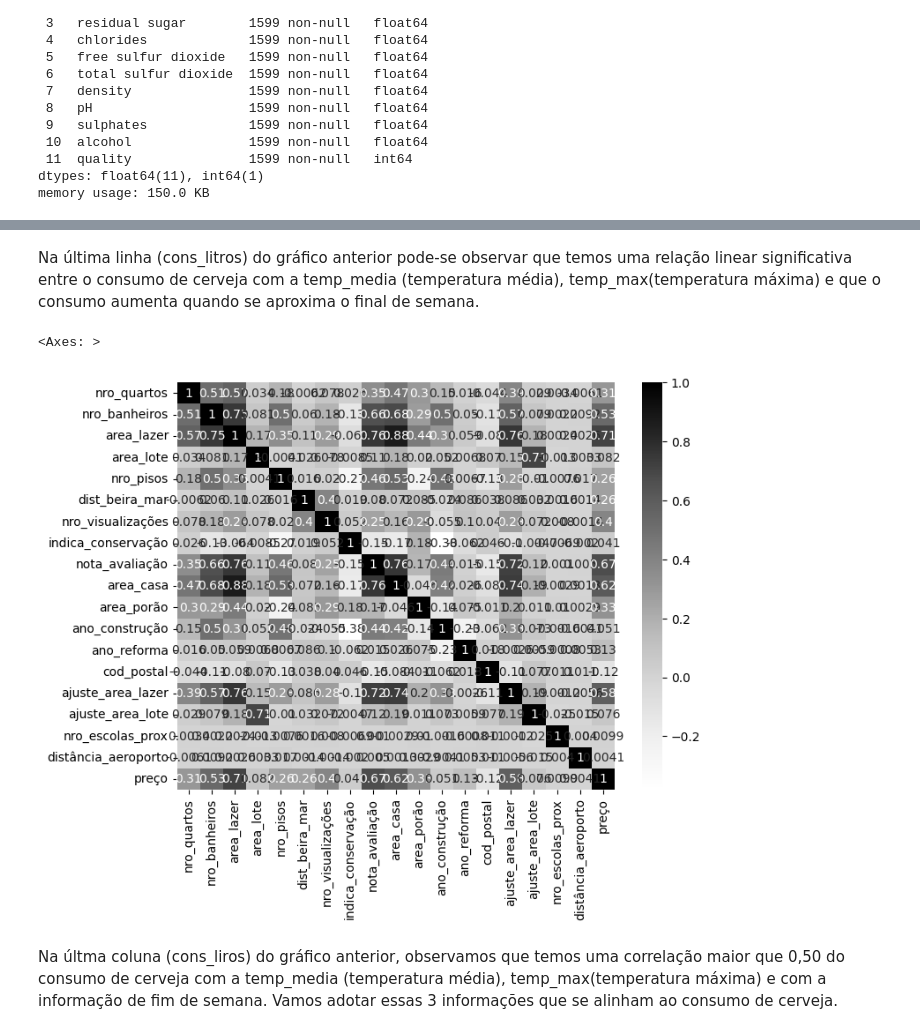
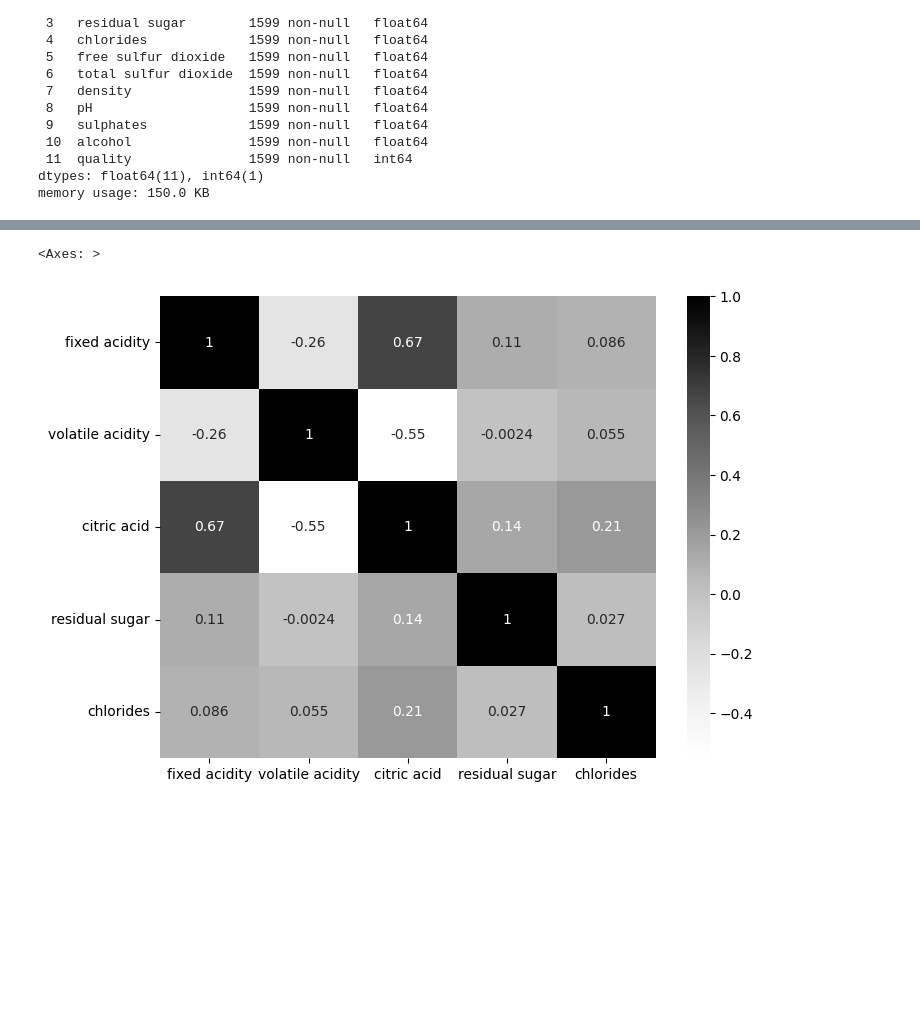
Before and after one commit to jairobernardesjunior/qualidade_do_vinho_tinto, a Jupyter notebook: qualidade_do_vinho_tinto_analisa.ipynb, the cells around one changed output, grey strips where cells are left out. Cells and saved outputs as stored; diff of their text form; code cells hidden in the pictures; blank space fills up the shorter version.

```diff
--- a/qualidade_do_vinho_tinto_analisa.ipynb
+++ b/qualidade_do_vinho_tinto_analisa.ipynb
@@ -60,0 +75,3 @@ memory usage: 150.0 KB
+# %%
+# eliminando linhas duplicadas
+dfx = dfx.drop_duplicates()
@@ -127,20 +164,11 @@ p.fig.subplots_adjust(top=0.95)
-# %% [markdown]
-Na última linha (cons_litros) do gráfico anterior pode-se observar que temos uma relação linear significativa entre o consumo de cerveja com a temp_media (temperatura média), temp_max(temperatura máxima) e que o consumo aumenta quando se aproxima o final de semana.
 # %%
 # correlação entre os valores
 fig,ax = plt.subplots(figsize=(8,6))
 
-sns.heatmap(dfx[['nro_quartos', 'nro_banheiros', 'area_lazer', 'area_lote', 'nro_pisos',
-                     'dist_beira_mar', 'nro_visualizações', 'indica_conservação', 'nota_avaliação',
-                     'area_casa', 'area_porão', 'ano_construção', 'ano_reforma',
-                     'cod_postal', 'ajuste_area_lazer', 'ajuste_area_lote',
-                     'nro_escolas_prox', 'distância_aeroporto',
-                     'preço']].\
+sns.heatmap(dfx[['fixed acidity', 'volatile acidity', 'citric acid', 'residual sugar', 'chlorides']].\
             corr().round(4), annot=True, cmap="Grays")
 # %% [output]
 <Axes: >
-[figure, old version]
+[figure, new version]
-# %% [markdown]
-Na últma coluna (cons_liros) do gráfico anterior, observamos que temos uma correlação maior que 0,50 do consumo de cerveja com a temp_media (temperatura média), temp_max(temperatura máxima) e com a informação de fim de semana. Vamos adotar essas 3 informações que se alinham ao consumo de cerveja.
 # %%
 # salva os dados tratados em arquivo csv organizado por data
```
Also changed, not shown: parts of 16 cells of this notebook, 7 other files.
